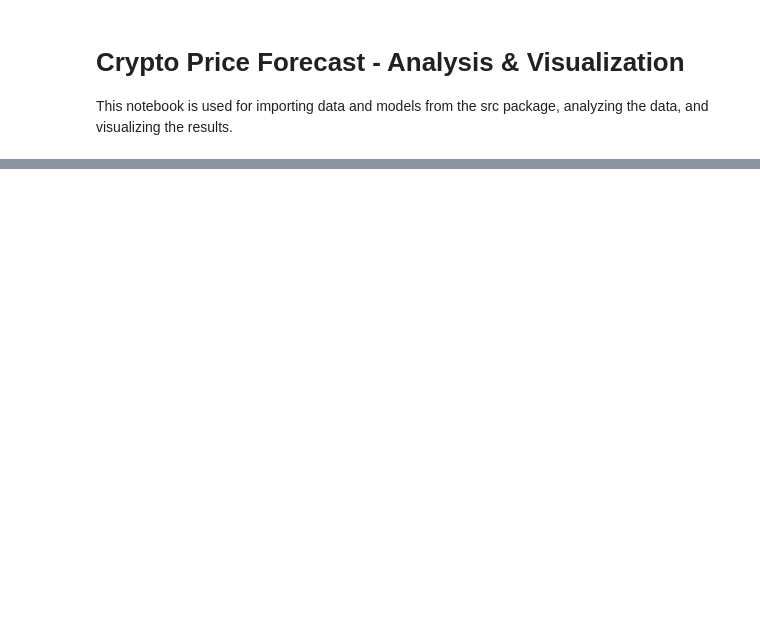
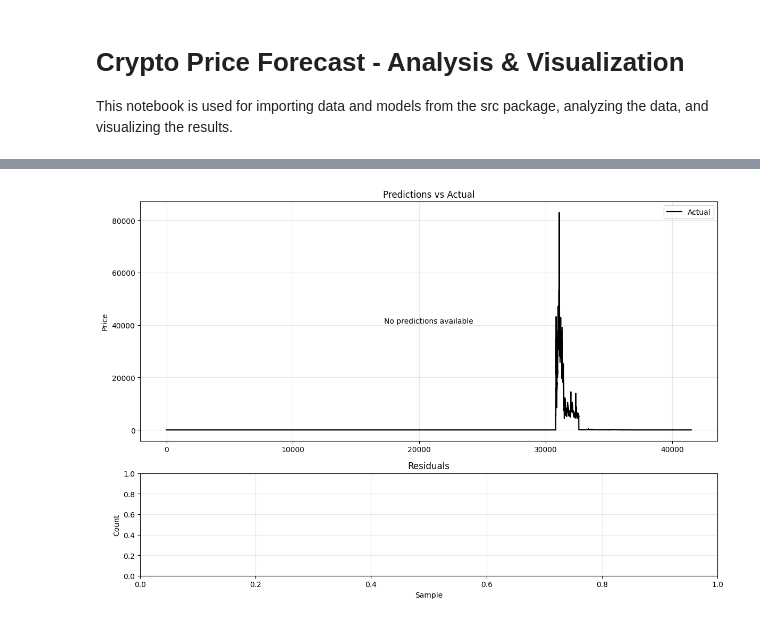
Before and after one commit to joshiminh/crypto-price-forecast-ml, a Jupyter notebook: crypto_price_forecast.ipynb, the cells around one changed output, grey strips where cells are left out. Cells and saved outputs as stored; diff of their text form; code cells hidden in the pictures; blank space fills up the shorter version.

Commit message:
Merged python, refactored results folder, updated readme and notebook.

```diff
--- a/crypto_price_forecast.ipynb
+++ b/crypto_price_forecast.ipynb
@@ -132,38 +150,51 @@ else:
 # %%
 # Predictions vs Actual and residuals visualization
 import numpy as np
-fig = make_subplots(rows=2, cols=1, subplot_titles=('Predictions vs Actual','Residuals'), row_heights=[0.7,0.3], shared_xaxes=False)
+
+fig, axes = plt.subplots(2, 1, figsize=(12, 8), gridspec_kw={'height_ratios': [0.7, 0.3]})
 
 # combine predictions if available
 pred_dfs = {}
-for name, path in [('LSTM','results/lstm_model.keras'), ('GRU','results/gru_model.keras')]:
-	try:
-		m = load_model(path)
-		X_in = X_test.reshape((X_test.shape[0], X_test.shape[1], 1))
-		preds_s = m.predict(X_in, verbose=0).ravel()
-		preds = scaler.inverse_transform(preds_s.reshape(-1,1)).ravel()
-		pred_dfs[name] = preds
-		fig.add_trace(go.Scatter(y=preds, name=f'{name} Pred'), row=1, col=1)
-	except:
-		pass
+for name, path in [('LSTM', 'results/lstm_model.keras'), ('GRU', 'results/gru_model.keras')]:
+    try:
+        m = load_model(path)
+        X_in = X_test.reshape((X_test.shape[0], X_test.shape[1], 1))
+        preds_s = m.predict(X_in, verbose=0).ravel()
+        preds = scaler.inverse_transform(preds_s.reshape(-1, 1)).ravel()
+        pred_dfs[name] = preds
+        axes[0].plot(preds, label=f'{name} Pred', linewidth=1.2)
+    except:
+        pass
 
 # actual
-y_true = scaler.inverse_transform(y_test.reshape(-1,1)).ravel()
-fig.add_trace(go.Scatter(y=y_true, name='Actual', line=dict(color='black')), row=1, col=1)
+y_true = scaler.inverse_transform(y_test.reshape(-1, 1)).ravel()
+axes[0].plot(y_true, label='Actual', color='black', linewidth=1.6)
+axes[0].set_title('Predictions vs Actual')
+axes[0].set_ylabel('Price')
+axes[0].grid(alpha=0.3)
 
 # residuals histogram for best model if exists
 if pred_dfs:
-	best = min(pred_dfs.keys(), key=lambda k: float(np.sqrt(mean_squared_error(y_true, pred_dfs[k]))))
-	res = y_true - pred_dfs[best]
-	fig.add_trace(go.Histogram(x=res, name='Residuals'), row=2, col=1)
-	# uncertainty band (mean +/- std across models)
-	preds_stack = np.vstack(list(pred_dfs.values()))
-	mean_pred = preds_stack.mean(axis=0)
-	std_pred = preds_stack.std(axis=0)
-	fig.add_trace(go.Scatter(y=mean_pred + std_pred, name='Upper band', line=dict(color='rgba(0,0,0,0.2)'), showlegend=True), row=1, col=1)
-	fig.add_trace(go.Scatter(y=mean_pred - std_pred, name='Lower band', line=dict(color='rgba(0,0,0,0.2)'), showlegend=True), row=1, col=1)
+    best = min(pred_dfs.keys(), key=lambda k: float(np.sqrt(mean_squared_error(y_true, pred_dfs[k]))))
+    res = y_true - pred_dfs[best]
+    axes[1].hist(res, bins=40, alpha=0.75, edgecolor='white')
+
+    # uncertainty band (mean +/- std across models)
+    preds_stack = np.vstack(list(pred_dfs.values()))
+    mean_pred = preds_stack.mean(axis=0)
+    std_pred = preds_stack.std(axis=0)
+    x = np.arange(len(mean_pred))
+    axes[0].fill_between(x, mean_pred - std_pred, mean_pred + std_pred, alpha=0.2, label='Uncertainty band')
 else:
-	fig.add_annotation(text='No predictions available', x=0.5, y=0.5, showarrow=False, row=1, col=1)
+    axes[0].text(0.5, 0.5, 'No predictions available', transform=axes[0].transAxes, ha='center', va='center')
 
-fig.update_layout(height=800, width=900, showlegend=True)
-fig.show()
+axes[1].set_title('Residuals')
+axes[1].set_xlabel('Sample')
+axes[1].set_ylabel('Count')
+axes[1].grid(alpha=0.3)
+axes[0].legend()
+
+plt.tight_layout()
+plt.show()
+# %% [output]
+[figure, added]
```
Also changed, not shown: parts of 8 cells of this notebook, 16 other files.
